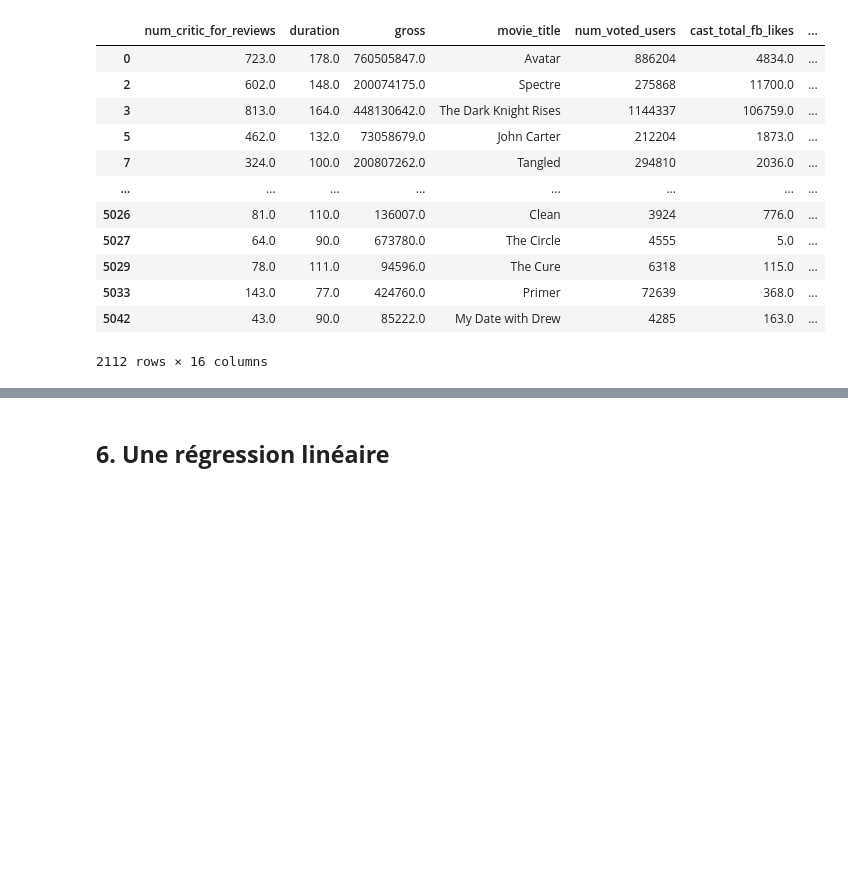
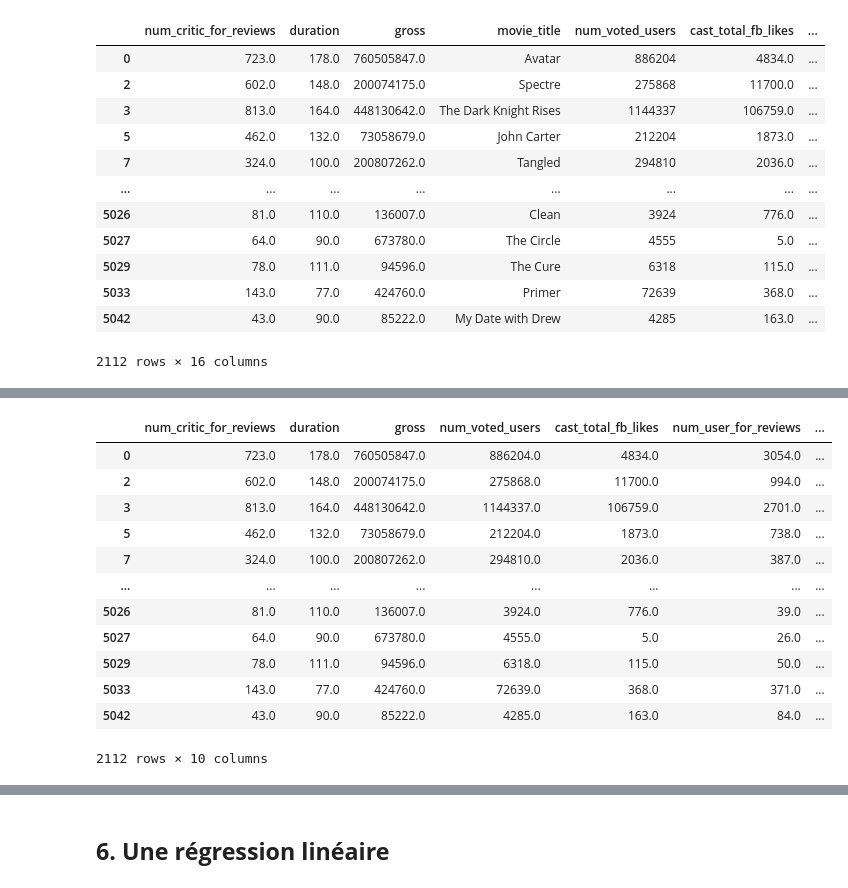
Before and after one commit to Florent-Vanhollebeke/Rendus_projets_Florent, a Jupyter notebook: Projet_en_cours/Projet P6 - revisions ML.ipynb, the cells around one changed output, grey strips where cells are left out. Saved outputs shown, nothing was run; the diff lists cells and outputs as text; code cells hidden in the pictures; blank space fills up the shorter version.

Commit message:
version 3 du projet P6 IMDB

```diff
--- a/Projet_en_cours/Projet P6 - revisions ML.ipynb
+++ b/Projet_en_cours/Projet P6 - revisions ML.ipynb
@@ -623,3 +631,5 @@ data
 | 5033 | 143.0 | 77.0 | 424760.0 | Primer | 72639 | 368.0 | ... |
 | 5042 | 43.0 | 90.0 | 85222.0 | My Date with Drew | 4285 | 163.0 | ... |
 2112 rows × 16 columns
+# %%
+data['num_voted_users'] = data.num_voted_users.astype(float)
@@ -626,2 +672,19 @@ data
+# %%
+data.drop(["movie_title", "language","country","first_genre",'imdb_score',"Color"], axis='columns', inplace=True)
+data
+# %% [output]
+|  | num_critic_for_reviews | duration | gross | num_voted_users | cast_total_fb_likes | num_user_for_reviews | ... |
+| 0 | 723.0 | 178.0 | 760505847.0 | 886204.0 | 4834.0 | 3054.0 | ... |
+| 2 | 602.0 | 148.0 | 200074175.0 | 275868.0 | 11700.0 | 994.0 | ... |
+| 3 | 813.0 | 164.0 | 448130642.0 | 1144337.0 | 106759.0 | 2701.0 | ... |
+| 5 | 462.0 | 132.0 | 73058679.0 | 212204.0 | 1873.0 | 738.0 | ... |
+| 7 | 324.0 | 100.0 | 200807262.0 | 294810.0 | 2036.0 | 387.0 | ... |
+| ... | ... | ... | ... | ... | ... | ... | ... |
+| 5026 | 81.0 | 110.0 | 136007.0 | 3924.0 | 776.0 | 39.0 | ... |
+| 5027 | 64.0 | 90.0 | 673780.0 | 4555.0 | 5.0 | 26.0 | ... |
+| 5029 | 78.0 | 111.0 | 94596.0 | 6318.0 | 115.0 | 50.0 | ... |
+| 5033 | 143.0 | 77.0 | 424760.0 | 72639.0 | 368.0 | 371.0 | ... |
+| 5042 | 43.0 | 90.0 | 85222.0 | 4285.0 | 163.0 | 84.0 | ... |
+2112 rows × 10 columns
 # %% [markdown]
 <a id='reglin'></a>
```
Also changed, not shown: parts of 12 cells of this notebook.
